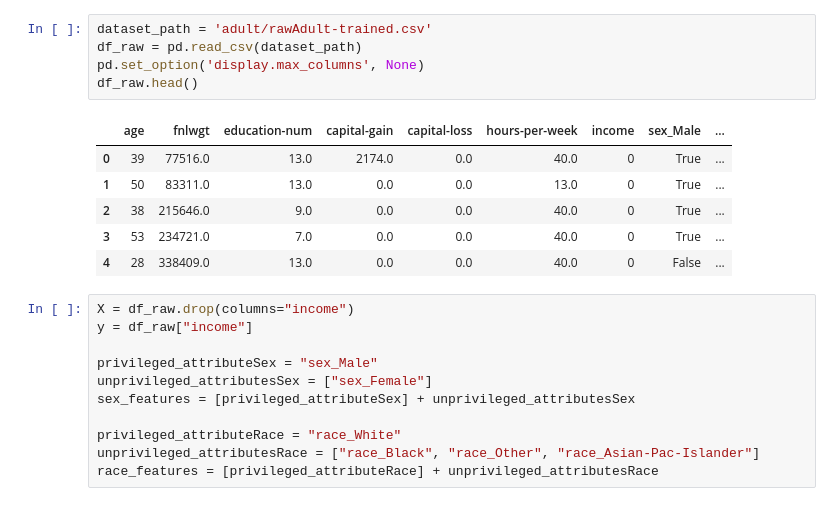
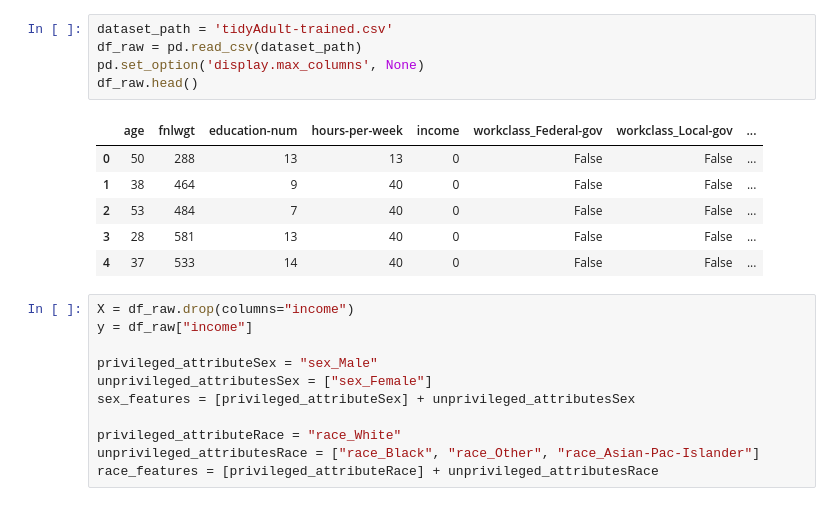
Before and after one commit to MarioCicalese/Fairness_datasmell_SE4AI, a Jupyter notebook: adult/tidyAdult/postProcessing_tidyAdult.ipynb, the cells around one changed output. Saved outputs shown, nothing was run; the diff lists cells and outputs as text.

Commit message:
refactoring position of adult file

```diff
--- a/inProcessing_rawAdult.ipynb
+++ b/adult/tidyAdult/postProcessing_tidyAdult.ipynb
@@ -76,17 +81,17 @@ def compute_fairness_metrics(fairness_metrics: ClassificationMetric):
     print(f"Average Odds Difference (AOD): {AOD}")
     print(f"Equal Opportunity Difference (EOD): {EOD}")
 # %%
-dataset_path = 'adult/rawAdult-trained.csv'
+dataset_path = 'tidyAdult-trained.csv'
 df_raw = pd.read_csv(dataset_path)
 pd.set_option('display.max_columns', None)
 df_raw.head()
 # %% [output]
-|  | age | fnlwgt | education-num | capital-gain | capital-loss | hours-per-week | income | sex_Male | ... |
-| 0 | 39 | 77516.0 | 13.0 | 2174.0 | 0.0 | 40.0 | 0 | True | ... |
-| 1 | 50 | 83311.0 | 13.0 | 0.0 | 0.0 | 13.0 | 0 | True | ... |
-| 2 | 38 | 215646.0 | 9.0 | 0.0 | 0.0 | 40.0 | 0 | True | ... |
-| 3 | 53 | 234721.0 | 7.0 | 0.0 | 0.0 | 40.0 | 0 | True | ... |
-| 4 | 28 | 338409.0 | 13.0 | 0.0 | 0.0 | 40.0 | 0 | False | ... |
+|  | age | fnlwgt | education-num | hours-per-week | income | workclass_Federal-gov | workclass_Local-gov | ... |
+| 0 | 50 | 288 | 13 | 13 | 0 | False | False | ... |
+| 1 | 38 | 464 | 9 | 40 | 0 | False | False | ... |
+| 2 | 53 | 484 | 7 | 40 | 0 | False | False | ... |
+| 3 | 28 | 581 | 13 | 40 | 0 | False | False | ... |
+| 4 | 37 | 533 | 14 | 40 | 0 | False | False | ... |
 # %%
 X = df_raw.drop(columns="income")
 y = df_raw["income"]
```
Also changed, not shown: parts of 44 cells of this notebook, 18 other files.
